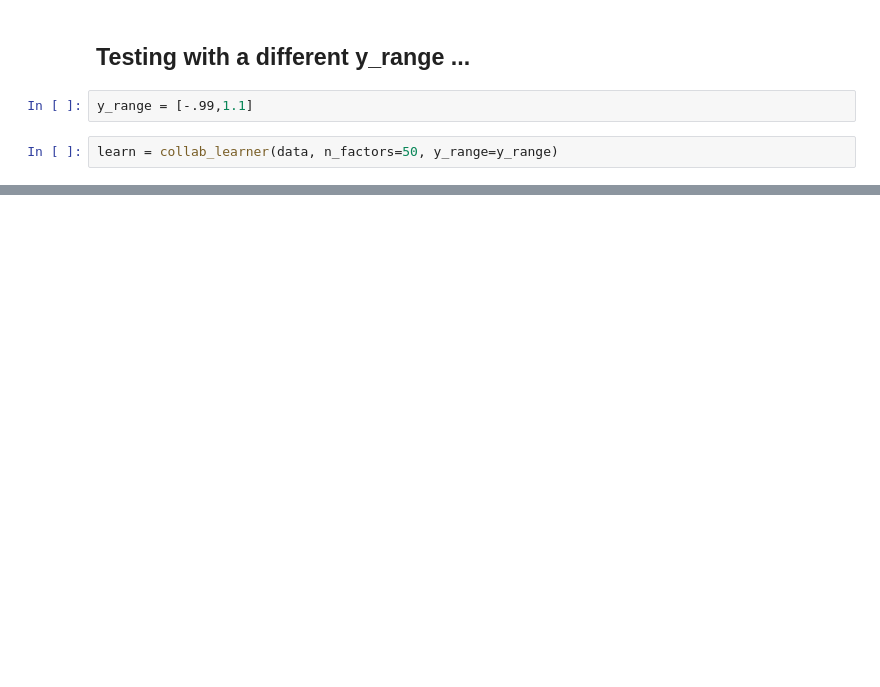
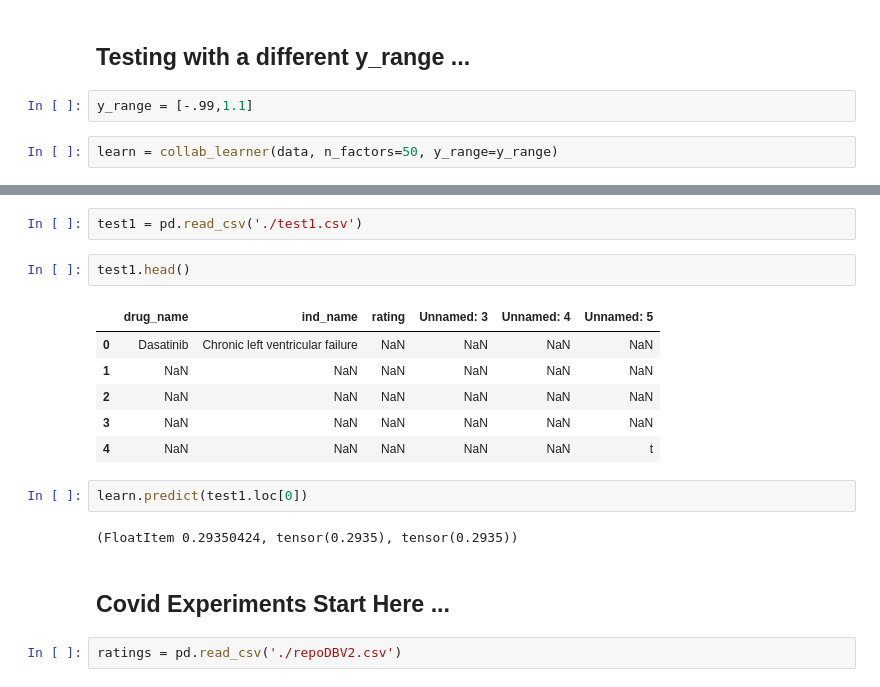
Before and after one commit to hari-aindra/collaborative-filtering-for-drug-repurposing-COVID, a Jupyter notebook: COVID-CURE-V1.ipynb, the cells around one changed output, grey strips where cells are left out. Drawn from its saved outputs; the diff is of its cells as text; blank space fills up the shorter version.

```diff
--- a/COVID-CURE-V1.ipynb
+++ b/COVID-CURE-V1.ipynb
@@ -40,0 +161,19 @@ learn.fit_one_cycle(3, 5e-3)
+# %%
+test1 = pd.read_csv('./test1.csv')
+# %%
+test1.head()
+# %% [output]
+|  | drug_name | ind_name | rating | Unnamed: 3 | Unnamed: 4 | Unnamed: 5 |
+| 0 | Dasatinib | Chronic left ventricular failure | NaN | NaN | NaN | NaN |
+| 1 | NaN | NaN | NaN | NaN | NaN | NaN |
+| 2 | NaN | NaN | NaN | NaN | NaN | NaN |
+| 3 | NaN | NaN | NaN | NaN | NaN | NaN |
+| 4 | NaN | NaN | NaN | NaN | NaN | t |
+# %%
+learn.predict(test1.loc[0])
+# %% [output]
+(FloatItem 0.29350424, tensor(0.2935), tensor(0.2935))
+# %% [markdown]
+## Covid Experiments Start Here ...
+# %%
+ratings = pd.read_csv('./repoDBV2.csv')
```
Also changed, not shown: parts of 47 cells of this notebook, 9 other files.
